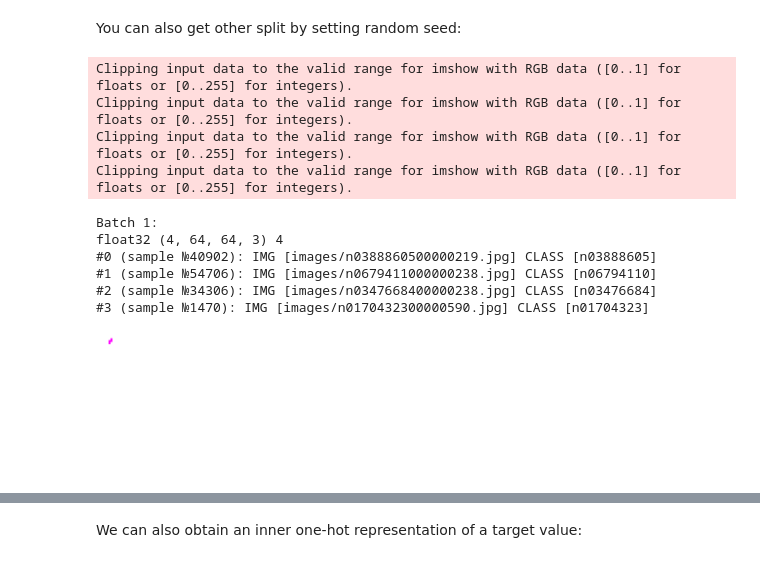
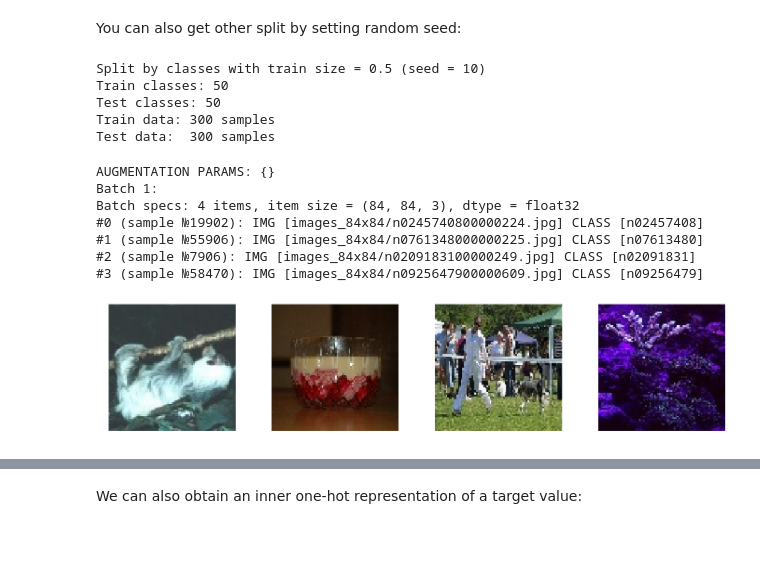
Before and after one commit to konev-artem/FewShotLearning, a Jupyter notebook: scripts/data_provider_demo.ipynb, the cells around one changed output, grey strips where cells are left out. Drawn from its saved outputs; the diff is of its cells as text; code cells hidden in the pictures.

```diff
--- a/scripts/data_provider_demo.ipynb
+++ b/scripts/data_provider_demo.ipynb
@@ -100,7 +101,7 @@ Test data:  30000 samples
 # %% [markdown]
 You should pass float value from (0, 1) as test for size, and it will be interpreted as test ratio:
 # %%
-small_datast, _ = dataset.split_by_objects(train_size=0.01)
+small_dataset, _ = dataset.split_by_objects(train_size=0.01)
 # %% [output]
 Split by objects with train size = 0.01 (seed = 42)
 Train data: 600 samples
@@ -118,27 +130,36 @@ Test data:  300 samples
 Passing number of test objects directly is not supported, as at learning representations stage all classes should be present in both train and test split, so train / test split must act like stratified split.
 # %% [markdown]
 You can also get other split by setting random seed:
-# %%
-batch_generator = train_dataset.get_batch_generator(batch_size=4,
-                                                    target_size=(64, 64),
-                                                    shuffle=True,
-                                                    return_info=True)
+# %%
+train_dataset, test_dataset = small_dataset.split_by_classes(random_state=10)
+# %% [output]
+Split by classes with train size = 0.5 (seed = 10)
+Train classes: 50
+Test classes: 50
+Train data: 300 samples
+Test data:  300 samples
 # %%
 def plot_multiple_batches(generator, num_batches=1):
     for batch_index in range(num_batches):
         print('Batch {}:'.format(batch_index + 1))
         plot_batch(*(next(generator)))
+
+
+def visualize_augmentation(**generator_args):
+    print('Augmentation params: {}'.format(generator_args).upper())
+    batch_generator = train_dataset.get_batch_generator(batch_size=4,
+                                                        generator_args=generator_args,
+                                                        shuffle=True,
+                                                        return_info=True)
+    plot_multiple_batches(batch_generator)
-# %%
-plot_multiple_batches(batch_generator)
-# %% [output]
-Clipping input data to the valid range for imshow with RGB data ([0..1] for floats or [0..255] for integers).
-Clipping input data to the valid range for imshow with RGB data ([0..1] for floats or [0..255] for integers).
-Clipping input data to the valid range for imshow with RGB data ([0..1] for floats or [0..255] for integers).
-Clipping input data to the valid range for imshow with RGB data ([0..1] for floats or [0..255] for integers).
-Batch 1:
-float32 (4, 64, 64, 3) 4
-#0 (sample №40902): IMG [images/n0388860500000219.jpg] CLASS [n03888605]
-#1 (sample №54706): IMG [images/n0679411000000238.jpg] CLASS [n06794110]
-#2 (sample №34306): IMG [images/n0347668400000238.jpg] CLASS [n03476684]
-#3 (sample №1470): IMG [images/n0170432300000590.jpg] CLASS [n01704323]
-[figure, removed]
+# %%
+visualize_augmentation() # no augmentations are applied
+# %% [output]
+AUGMENTATION PARAMS: {}
+Batch 1:
+Batch specs: 4 items, item size = (84, 84, 3), dtype = float32
+#0 (sample №19902): IMG [images_84x84/n0245740800000224.jpg] CLASS [n02457408]
+#1 (sample №55906): IMG [images_84x84/n0761348000000225.jpg] CLASS [n07613480]
+#2 (sample №7906): IMG [images_84x84/n0209183100000249.jpg] CLASS [n02091831]
+#3 (sample №58470): IMG [images_84x84/n0925647900000609.jpg] CLASS [n09256479]
+[figure, added]
```
Also changed, not shown: parts of 48 cells of this notebook, 3 other files.
